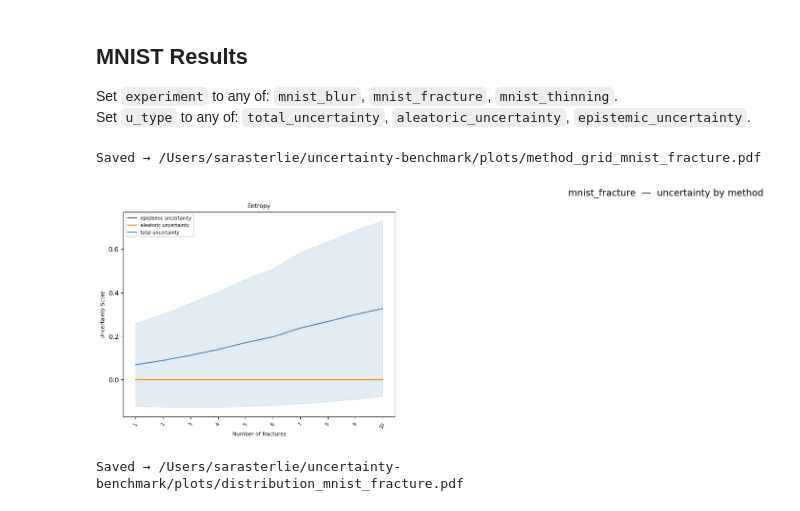
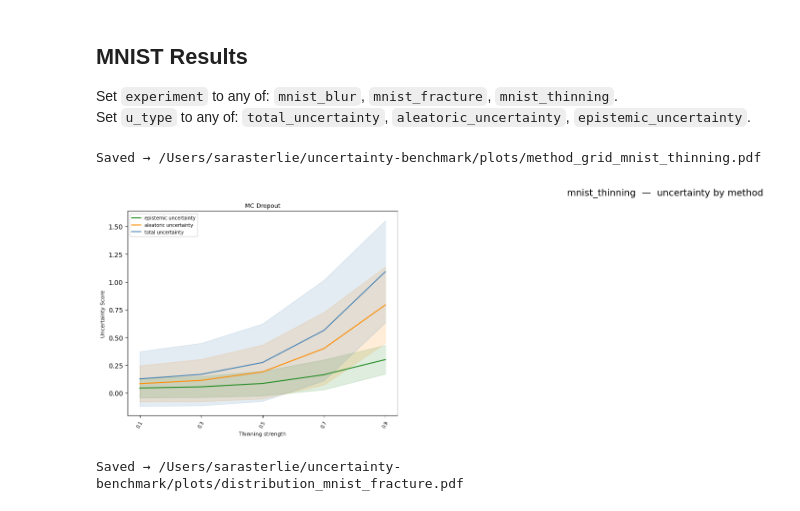
Before and after one commit to sterlie/uncertainty-benchmark, a Jupyter notebook: src/notebook_MNIST.ipynb, the cells around one changed output. Saved outputs shown, nothing was run; the diff lists cells and outputs as text; code cells hidden in the pictures.

```diff
--- a/src/notebook_MNIST.ipynb
+++ b/src/notebook_MNIST.ipynb
@@ -32,10 +32,10 @@ Set `experiment` to any of: `mnist_blur`, `mnist_fracture`, `mnist_thinning`.
 Set `u_type` to any of: `total_uncertainty`, `aleatoric_uncertainty`, `epistemic_uncertainty`.
 # %%
 # Plot 1 — Per-method OOD uncertainty grid (epistemic, aleatoric & total overlaid)
-plot_method_grid('mnist_fracture')
+plot_method_grid('mnist_thinning')
 # %% [output]
-Saved → /Users/sarasterlie/uncertainty-benchmark/plots/method_grid_mnist_fracture.pdf
+Saved → /Users/sarasterlie/uncertainty-benchmark/plots/method_grid_mnist_thinning.pdf
-[figure, old version]
+[figure, new version]
 # %%
 # Plot 2 — Sample distribution per OOD level
 plot_distribution('mnist_fracture')
```
Also changed, not shown: 6 other files.
